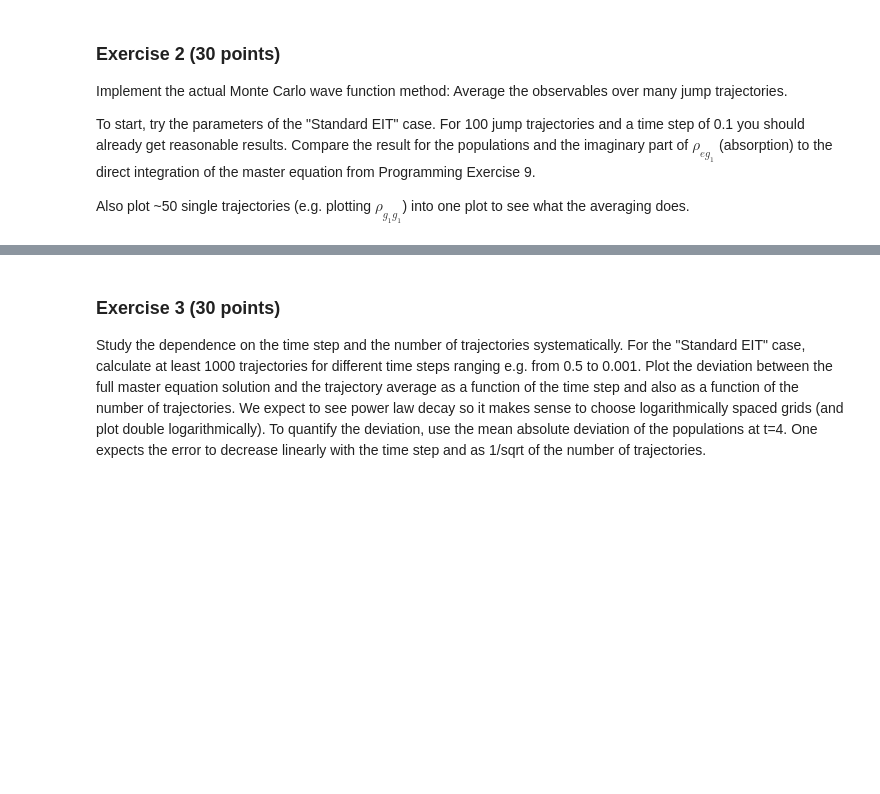
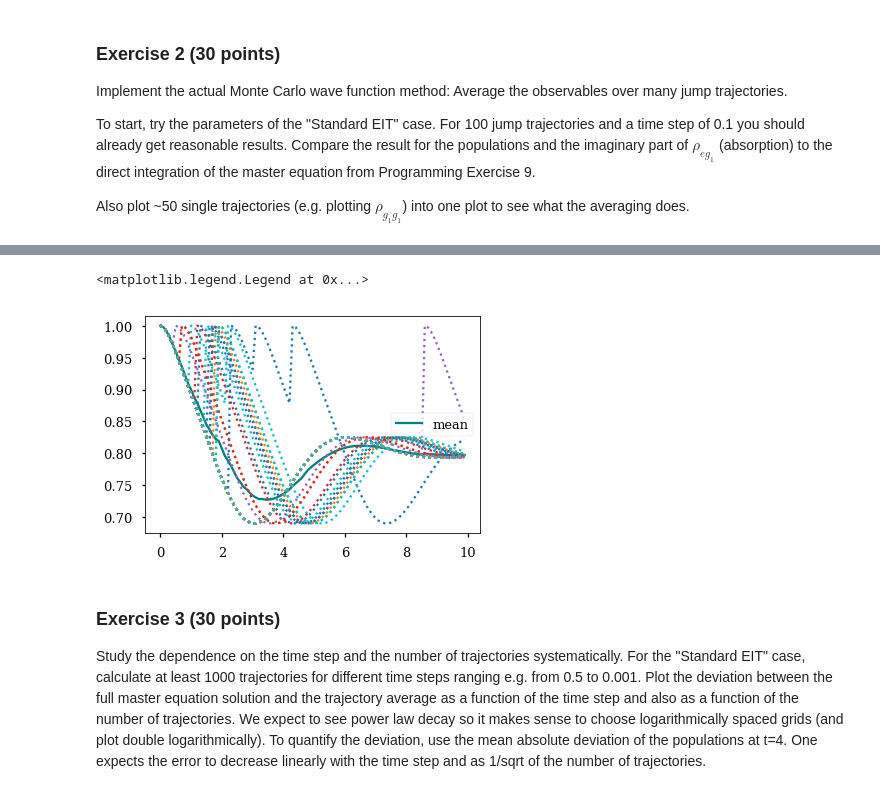
Before and after one commit to mathieukaltschmidt/Computational-Quantum-Dynamics, a Jupyter notebook: Exercise sheet 10/exercise10_Mathieu-Kaltschmidt_Carl-von-Randow.ipynb, the cells around one changed output, grey strips where cells are left out. Saved outputs shown, nothing was run; the diff lists cells and outputs as text; code cells hidden in the pictures; blank space fills up the shorter version.

```diff
--- a/Exercise sheet 10/exercise10_Mathieu-Kaltschmidt_Carl-von-Randow.ipynb
+++ b/Exercise sheet 10/exercise10_Mathieu-Kaltschmidt_Carl-von-Randow.ipynb
@@ -254,3 +297,11 @@ plt.plot(tvec, mean_rho_eg1.imag, ls =':', color = 'darkred')
+# %%
+for i in range(50):
+    plt.plot(tvec, trajectories[i, :, 0], ls =':')
+plt.plot(tvec, mean_traj[:, 0], label = 'mean', zorder = -1, color = 'teal')
+plt.legend()
+# %% [output]
+<matplotlib.legend.Legend at 0x...>
+[figure, added]
 # %% [markdown]
 ### Exercise 3 (30 points)
 
```
Also changed, not shown: parts of 30 cells of this notebook.
